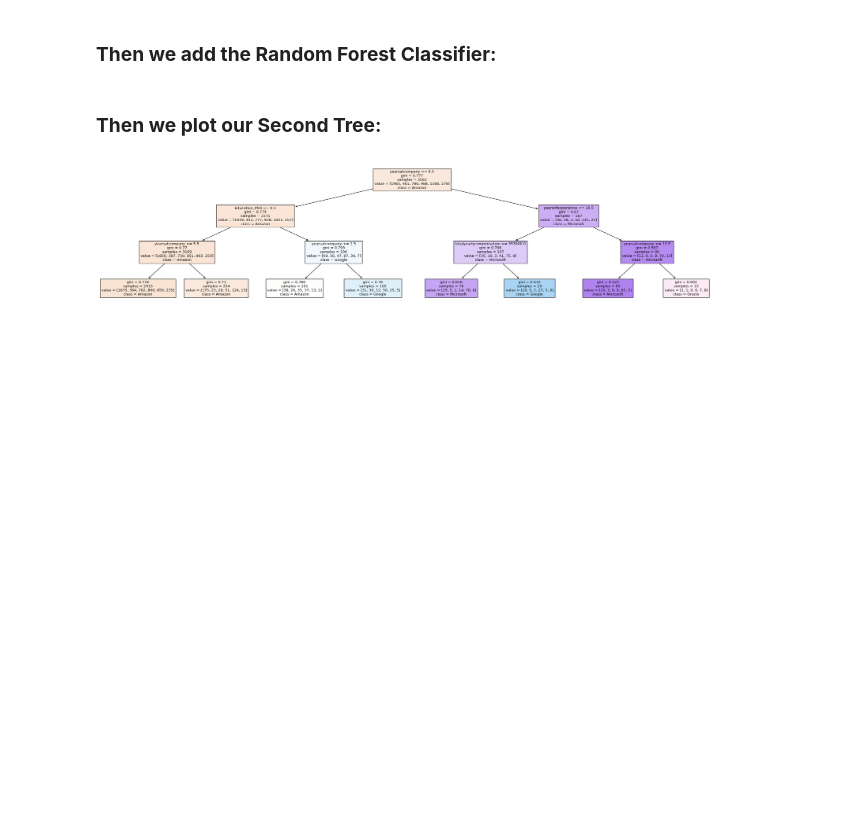
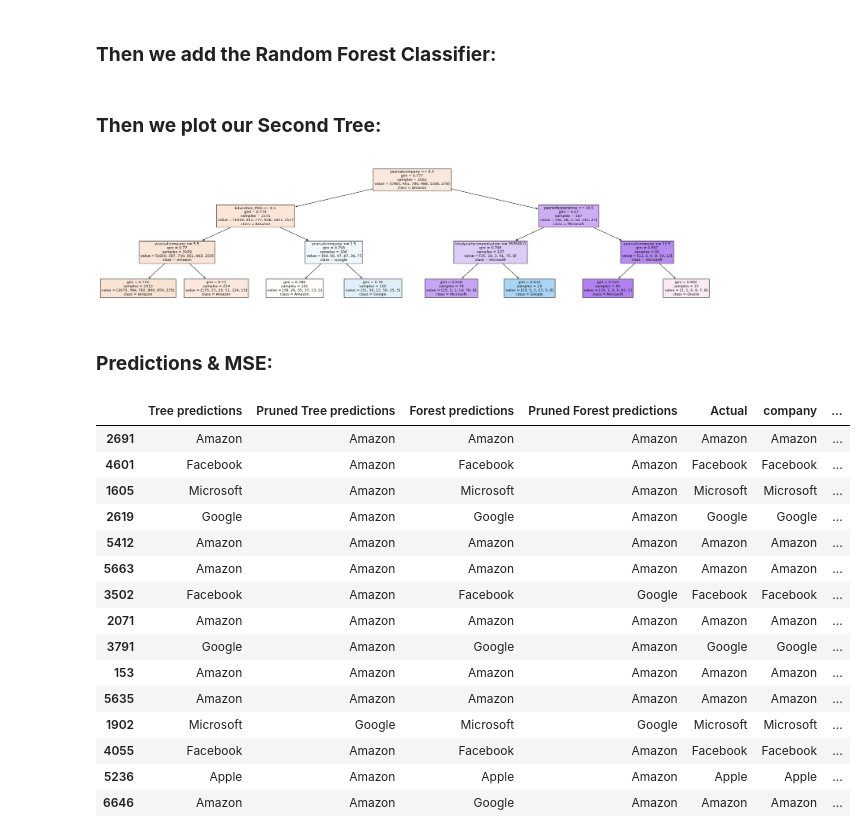
Before and after one commit to almsam/ML-playground, a Jupyter notebook: part 10 Classification Trees.ipynb, the cells around one changed output. Drawn from its saved outputs; the diff is of its cells as text; code cells hidden in the pictures; blank space fills up the shorter version.

Commit message:
prediction

```diff
--- a/part 10 Classification Trees.ipynb
+++ b/part 10 Classification Trees.ipynb
@@ -78,7 +78,8 @@ x_test = pd.get_dummies(testing_data.drop('company', axis=1))
 cla_tree = DecisionTreeClassifier().fit(x_train, y_train)
 cla_tree_pruned = DecisionTreeClassifier(max_depth=3).fit(x_train, y_train)
 
-RF_predictions_pruned = cla_tree.predict(x_test)
+tree_predictions        = cla_tree       .predict(x_test)
+tree_predictions_pruned = cla_tree_pruned.predict(x_test)
 # %% [markdown]
 ### **Then we plot the first Tree:**
 # %%
@@ -107,3 +108,35 @@ plt.figure(figsize=(30, 7))
 plot_tree(plot, filled=True, feature_names=x_train.columns, class_names=rf_pruned.classes_); plt.show()# type: ignore
 # %% [output]
 [figure]
+# %% [markdown]
+### **Predictions & MSE:**
+# %%
+outDF = pd.DataFrame(testing_data)
+
+outDF['Tree predictions'] = tree_predictions; outDF['Pruned Tree predictions'] = tree_predictions_pruned; outDF['Forest predictions'] = rf_predictions; outDF['Pruned Forest predictions'] = rf_predictions_pruned
+outDF['Actual'] = outDF['company']
+
+outDF['Tree predictions'] = outDF['Tree predictions'].astype('string');               outDF['Forest predictions'] = outDF['Forest predictions'].astype('string')
+outDF['Pruned Tree predictions'] = outDF['Pruned Tree predictions'].astype('string'); outDF['Pruned Forest predictions'] = outDF['Pruned Forest predictions'].astype('string')
+
+
+outDF = outDF[['Tree predictions', 'Pruned Tree predictions', 'Forest predictions', 'Pruned Forest predictions', 'Actual'] + ['company', 'yearsofexperience', 'yearsatcompany', 'gender', 'Race', 'Education']]
+
+outDF.head(15)
+# %% [output]
+|  | Tree predictions | Pruned Tree predictions | Forest predictions | Pruned Forest predictions | Actual | company | ... |
+| 2691 | Amazon | Amazon | Amazon | Amazon | Amazon | Amazon | ... |
+| 4601 | Facebook | Amazon | Facebook | Amazon | Facebook | Facebook | ... |
+| 1605 | Microsoft | Amazon | Microsoft | Amazon | Microsoft | Microsoft | ... |
+| 2619 | Google | Amazon | Google | Amazon | Google | Google | ... |
+| 5412 | Amazon | Amazon | Amazon | Amazon | Amazon | Amazon | ... |
+| 5663 | Amazon | Amazon | Amazon | Amazon | Amazon | Amazon | ... |
+| 3502 | Facebook | Amazon | Facebook | Google | Facebook | Facebook | ... |
+| 2071 | Amazon | Amazon | Amazon | Amazon | Amazon | Amazon | ... |
+| 3791 | Google | Amazon | Google | Amazon | Google | Google | ... |
+| 153 | Amazon | Amazon | Amazon | Amazon | Amazon | Amazon | ... |
+| 5635 | Amazon | Amazon | Amazon | Amazon | Amazon | Amazon | ... |
+| 1902 | Microsoft | Google | Microsoft | Google | Microsoft | Microsoft | ... |
+| 4055 | Facebook | Amazon | Facebook | Amazon | Facebook | Facebook | ... |
+| 5236 | Apple | Amazon | Apple | Amazon | Apple | Apple | ... |
+| 6646 | Amazon | Amazon | Google | Amazon | Amazon | Amazon | ... |
```
